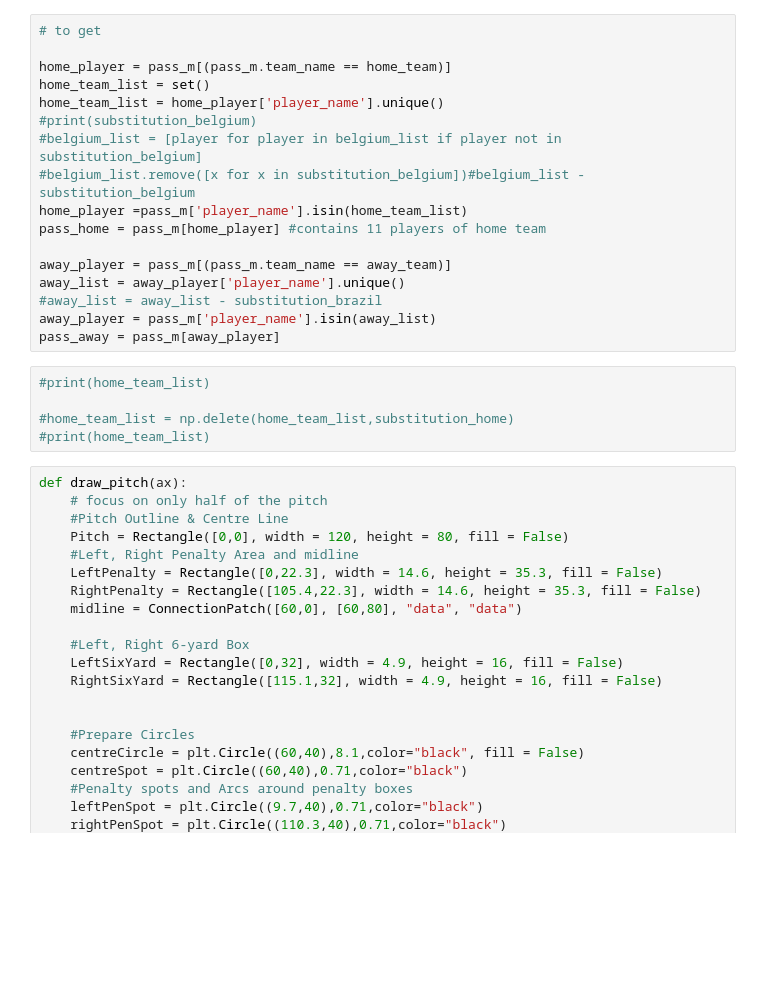
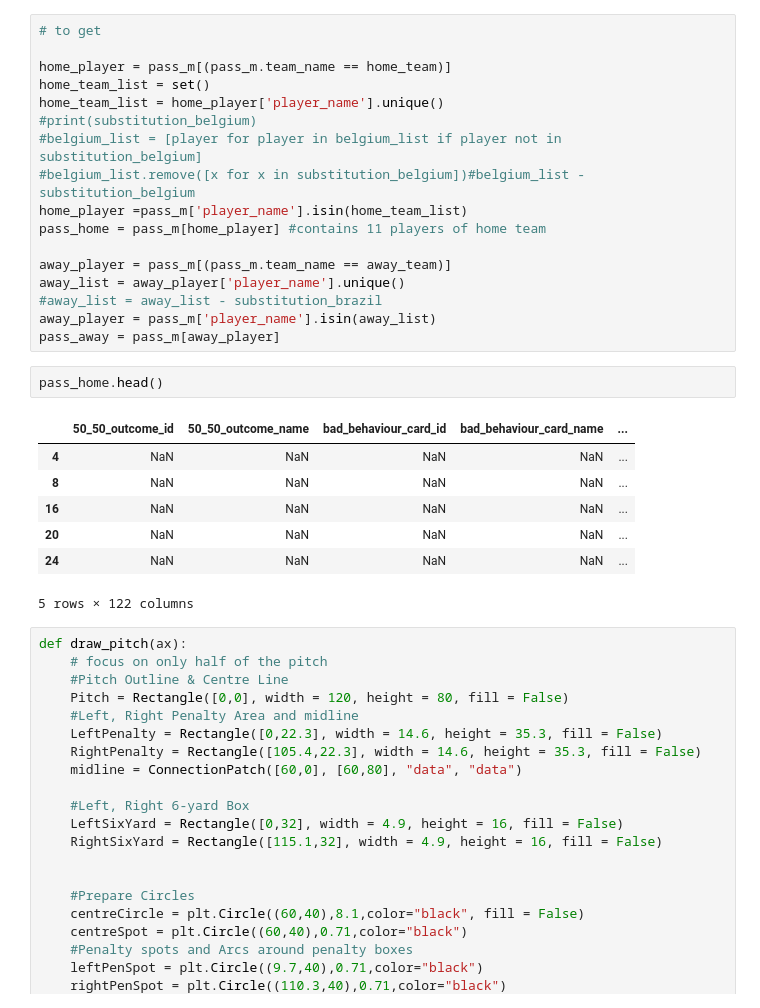
Before and after one commit to koushikkirugulige/Football-Analytics, a Jupyter notebook: 11tegen11 position map.ipynb, the cells around one changed output. Saved outputs shown, nothing was run; the diff lists cells and outputs as text; blank space fills up the shorter version.

```diff
--- a/11tegen11 position map.ipynb
+++ b/11tegen11 position map.ipynb
@@ -75,11 +74,16 @@ away_list = away_player['player_name'].unique()
 #away_list = away_list - substitution_brazil
 away_player = pass_m['player_name'].isin(away_list)
 pass_away = pass_m[away_player]
-# %%
-#print(home_team_list)
-
-#home_team_list = np.delete(home_team_list,substitution_home)
-#print(home_team_list)
+# %%
+pass_home.head()
+# %% [output]
+|  | 50_50_outcome_id | 50_50_outcome_name | bad_behaviour_card_id | bad_behaviour_card_name | ... |
+| 4 | NaN | NaN | NaN | NaN | ... |
+| 8 | NaN | NaN | NaN | NaN | ... |
+| 16 | NaN | NaN | NaN | NaN | ... |
+| 20 | NaN | NaN | NaN | NaN | ... |
+| 24 | NaN | NaN | NaN | NaN | ... |
+5 rows × 122 columns
 # %%
 def draw_pitch(ax):
     # focus on only half of the pitch
```
Also changed, not shown: parts of 5 cells of this notebook.
